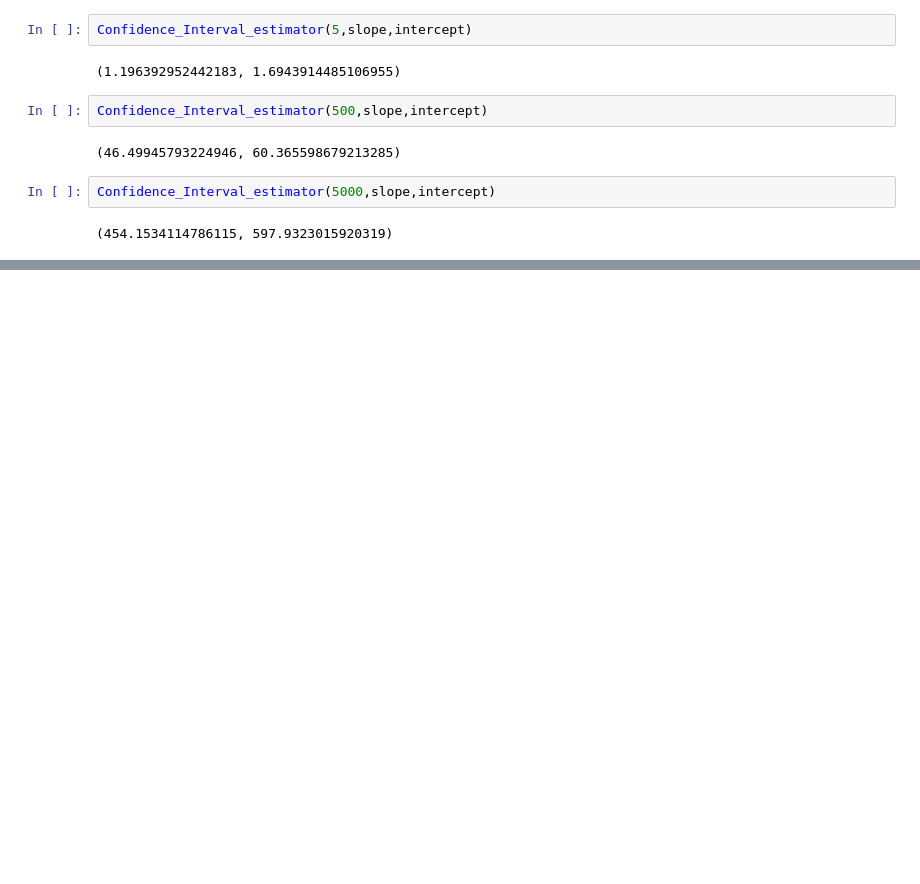
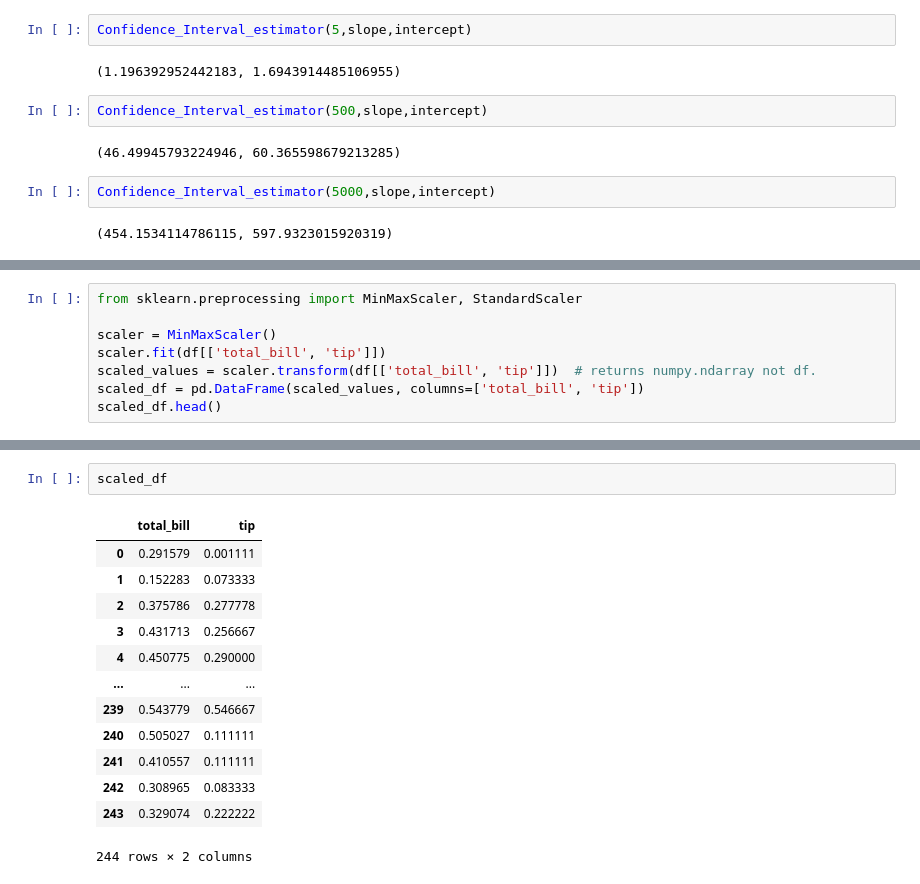
Before and after one commit to 28101991SUNNY/Machine-Learning-, a Jupyter notebook: 02_Simple_Linear Regression .ipynb, the cells around one changed output, grey strips where cells are left out. Cells and saved outputs as stored; diff of their text form; blank space fills up the shorter version.

```diff
--- a/02_Simple_Linear Regression .ipynb
+++ b/02_Simple_Linear Regression .ipynb
@@ -556,0 +618,8 @@ Confidence_Interval_estimator(5000,slope,intercept)
+# %%
+from sklearn.preprocessing import MinMaxScaler, StandardScaler
+
+scaler = MinMaxScaler()
+scaler.fit(df[['total_bill', 'tip']])
+scaled_values = scaler.transform(df[['total_bill', 'tip']])  # returns numpy.ndarray not df.
+scaled_df = pd.DataFrame(scaled_values, columns=['total_bill', 'tip'])
+scaled_df.head()
@@ -556,0 +633,16 @@ Confidence_Interval_estimator(5000,slope,intercept)
+# %%
+scaled_df
+# %% [output]
+|  | total_bill | tip |
+| 0 | 0.291579 | 0.001111 |
+| 1 | 0.152283 | 0.073333 |
+| 2 | 0.375786 | 0.277778 |
+| 3 | 0.431713 | 0.256667 |
+| 4 | 0.450775 | 0.290000 |
+| ... | ... | ... |
+| 239 | 0.543779 | 0.546667 |
+| 240 | 0.505027 | 0.111111 |
+| 241 | 0.410557 | 0.111111 |
+| 242 | 0.308965 | 0.083333 |
+| 243 | 0.329074 | 0.222222 |
+244 rows × 2 columns
```
Also changed, not shown: parts of 31 cells of this notebook.
